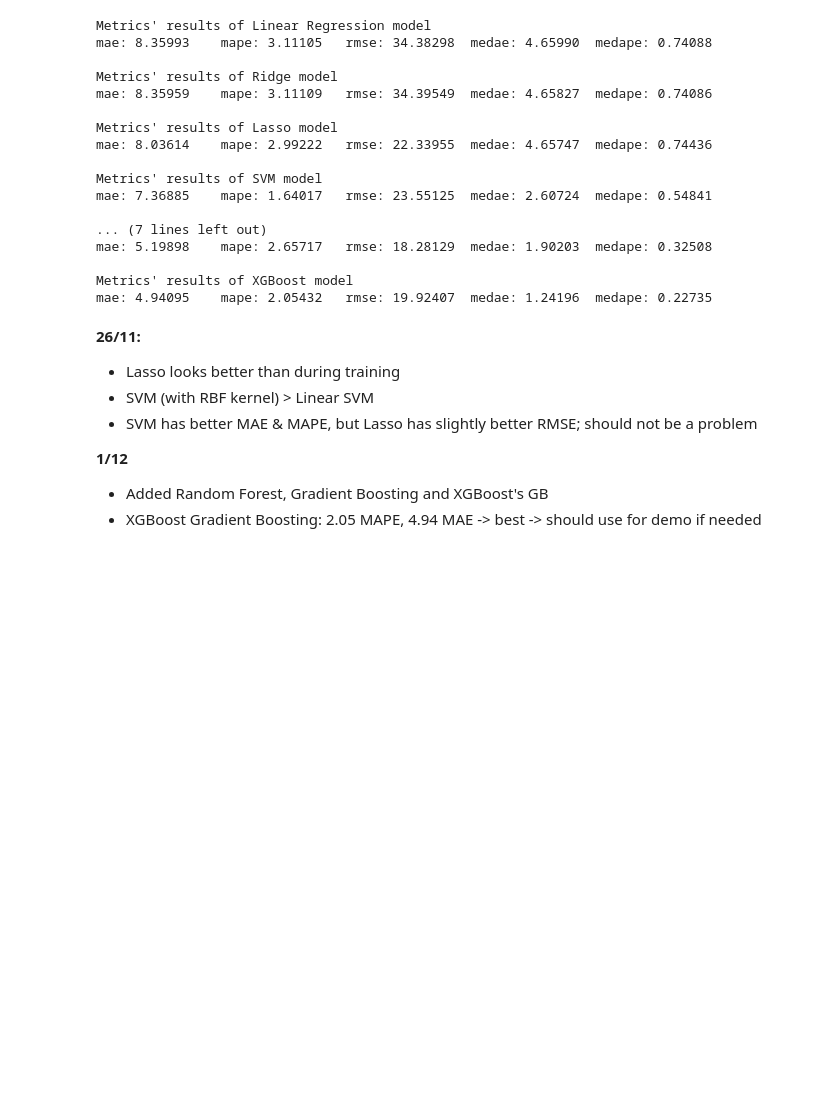
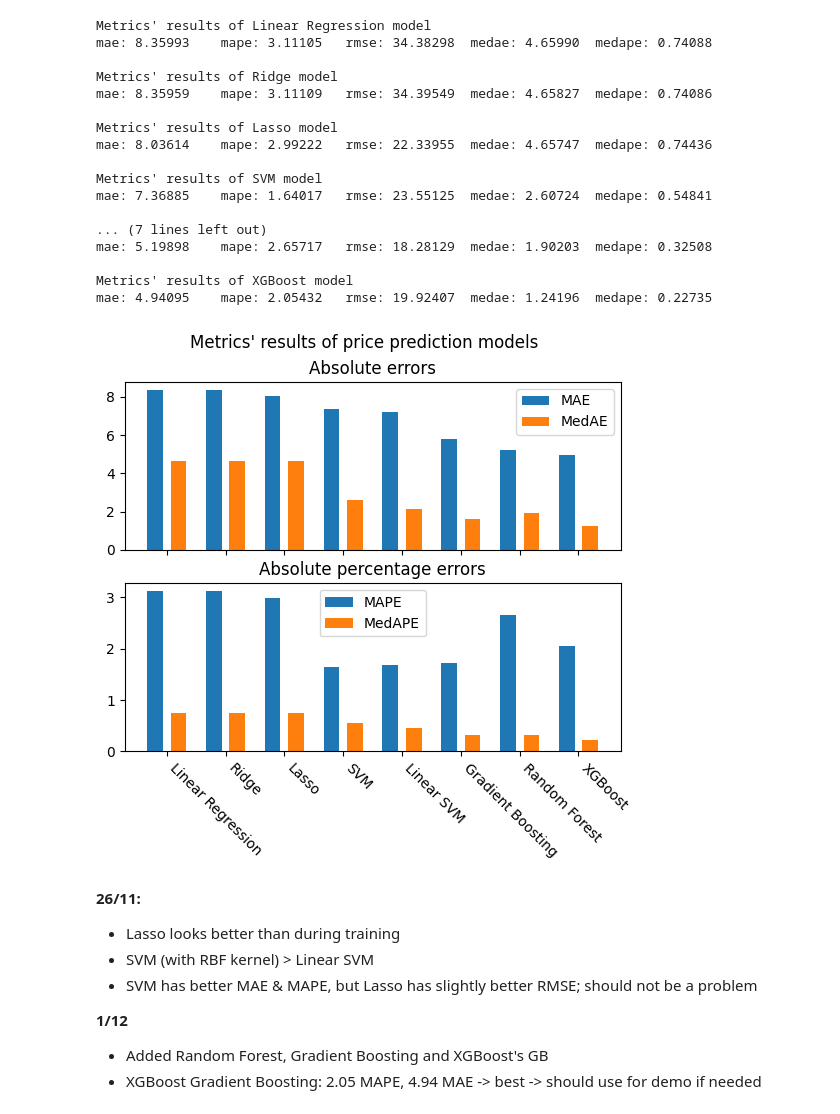
Before and after one commit to bachthetrollface/DataScienceProject, a Jupyter notebook: notebooks/testing.ipynb, the cells around one changed output. Drawn from its saved outputs; the diff is of its cells as text; code cells hidden in the pictures; blank space fills up the shorter version.

```diff
--- a/notebooks/testing.ipynb
+++ b/notebooks/testing.ipynb
@@ -125,6 +125,29 @@ mae: 5.19898    mape: 2.65717   rmse: 18.28129  medae: 1.90203  medape: 0.32508
 
 Metrics' results of XGBoost model
 mae: 4.94095    mape: 2.05432   rmse: 19.92407  medae: 1.24196  medape: 0.22735
+# %%
+import matplotlib.pyplot as plt
+import numpy as np
+
+fig, (ax1, ax2) = plt.subplots(2,1, sharex=True)
+
+ax1.bar((np.arange(len(model_names)) - 0.2)*1.5, [losses[model]['mae'] for model in model_names], width=0.4, label="MAE")
+ax1.bar((np.arange(len(model_names)) + 0.2)*1.5, [losses[model]['medae'] for model in model_names], width=0.4, label="MedAE")
+
+ax2.bar((np.arange(len(model_names)) - 0.2)*1.5, [losses[model]['mape'] for model in model_names], width=0.4, label="MAPE")
+ax2.bar((np.arange(len(model_names)) + 0.2)*1.5, [losses[model]['medape'] for model in model_names], width=0.4, label="MedAPE")
+
+# ax1.set_xticks(np.arange(len(model_names))*1.5, model_names, rotation=-45, ha='left')
+ax2.set_xticks(np.arange(len(model_names))*1.5, model_names, rotation=-45, ha='left')
+
+ax1.set_title("Absolute errors")
+ax2.set_title("Absolute percentage errors")
+fig.suptitle("Metrics' results of price prediction models")
+ax1.legend()
+ax2.legend()
+plt.show()
+# %% [output]
+[figure, added]
 # %% [markdown]
 **26/11:**
 - Lasso looks better than during training
```
Also changed, not shown: parts of 8 cells of this notebook, 1 other file.
